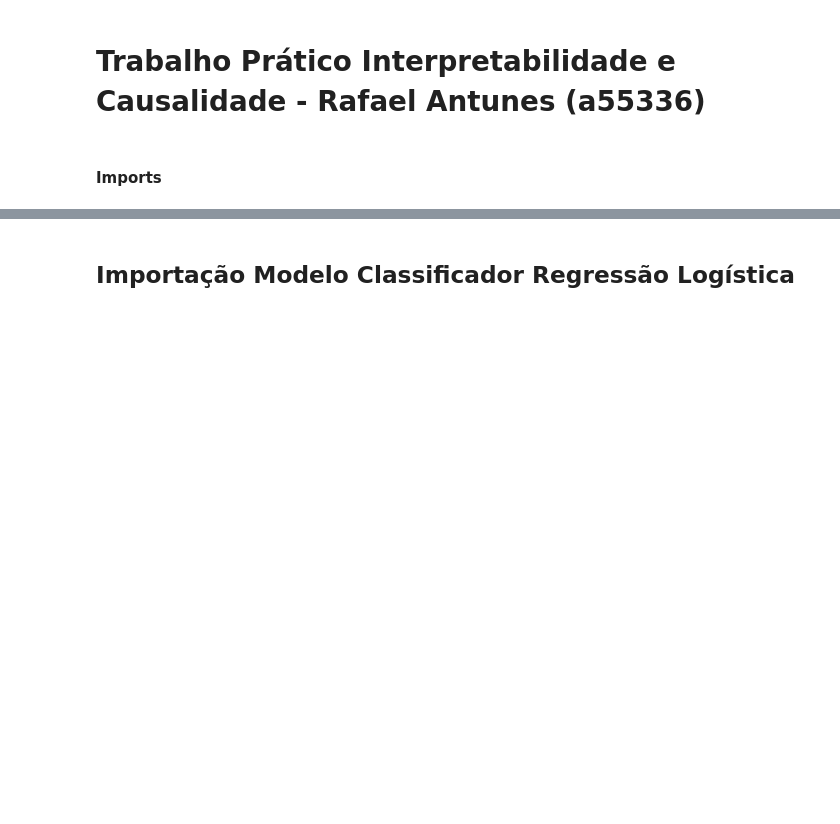
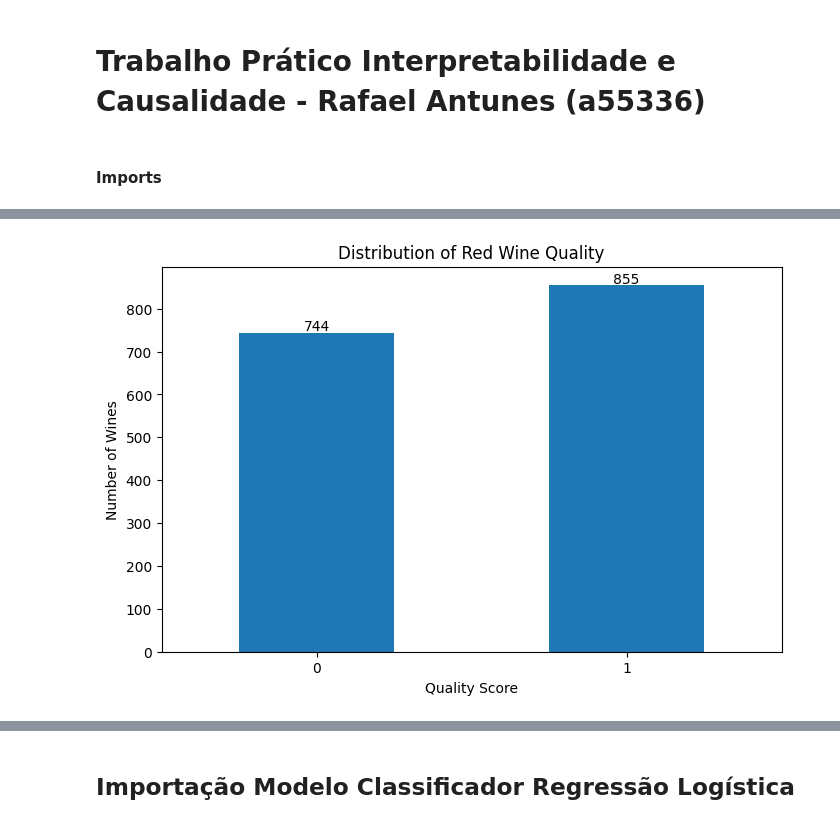
Before and after one commit to rafaelantunes04/Trabalho-Pratico-Interpretabilidade-e-Causalidade, a Jupyter notebook: Trab Pratico.ipynb, the cells around one changed output, grey strips where cells are left out. Saved outputs shown, nothing was run; the diff lists cells and outputs as text; code cells hidden in the pictures; blank space fills up the shorter version.

```diff
--- a/Trab Pratico.ipynb
+++ b/Trab Pratico.ipynb
@@ -20,0 +55,20 @@ shap.initjs()
+# %%
+#Mudar para categorização binária
+df.rename(columns={'quality': 'good-quality'}, inplace=True)
+
+df['good-quality'] = df['good-quality'].apply(lambda x: 1 if x >= 6 else 0)
+# %%
+counts = df["good-quality"].value_counts().sort_index()
+ax = counts.plot(kind="bar", figsize=(8,5))
+
+for i, v in enumerate(counts):
+    ax.text(i, v + 5, str(v), ha='center')
+
+ax.set_xticklabels(ax.get_xticklabels(), rotation=0)
+
+plt.title("Distribution of Red Wine Quality")
+plt.xlabel("Quality Score")
+plt.ylabel("Number of Wines")
+plt.show()
+# %% [output]
+[figure, added]
```
Also changed, not shown: parts of 16 cells of this notebook, 8 other files.
